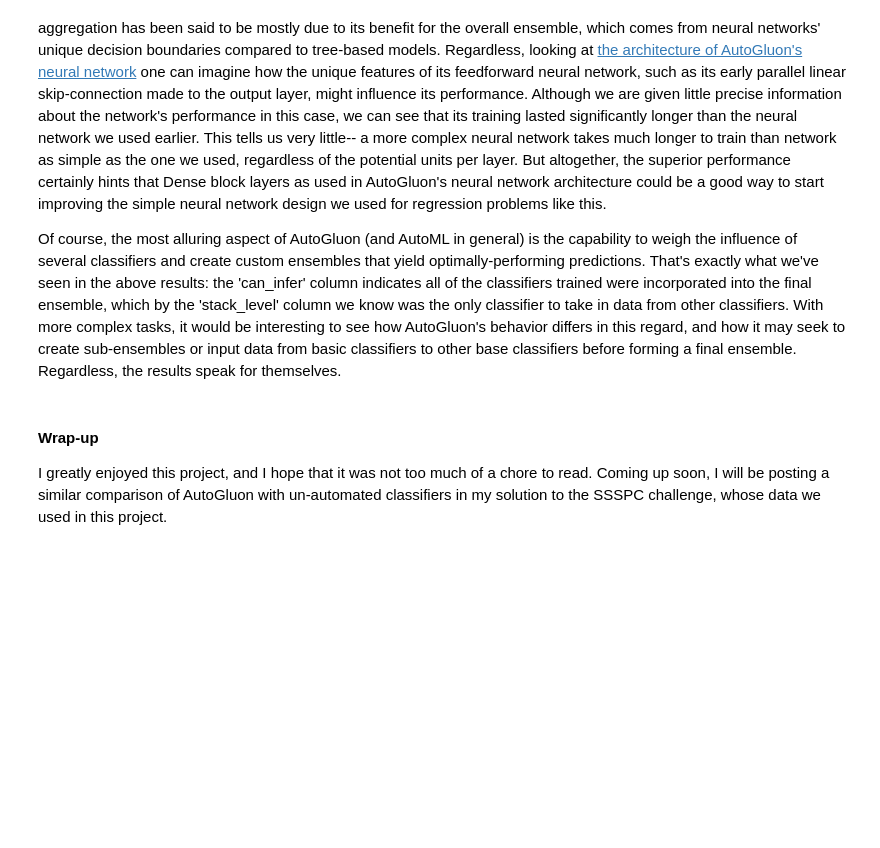
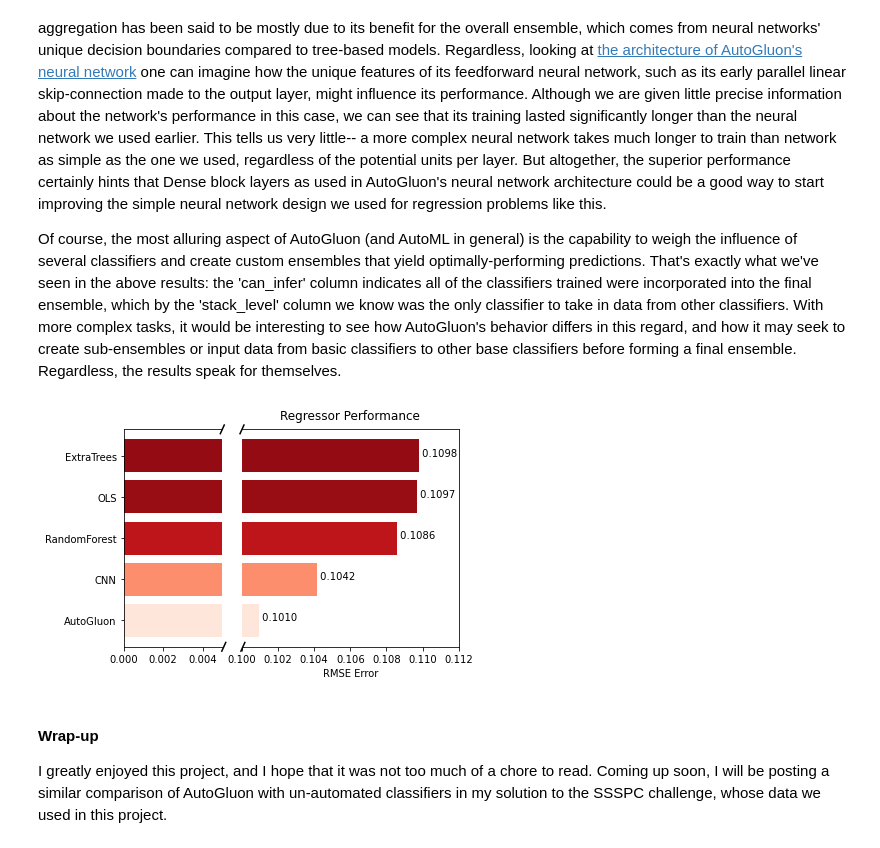
Before and after one commit to jwarlick/AutoGluon-Exploration-Spotify, a Jupyter notebook: AutoGluon_Exploration_Spotify_v1-5.ipynb, the cells around one changed output. Cells and saved outputs as stored; diff of their text form; code cells hidden in the pictures; blank space fills up the shorter version.

Commit message:
Visual details

```diff
--- a/AutoGluon_Exploration_Spotify_v1-5.ipynb
+++ b/AutoGluon_Exploration_Spotify_v1-5.ipynb
@@ -474,6 +474,47 @@ For one, out of all of AutoGluon's tree-based classifiers, The ExtraTreesRegress
 Despite the data science field's near-unanimous agreement on the contrary, the neural network classifier used by AutoGluon appears to have been one of its best performing constituents in this particular problem, only being slightly beaten by the ExtraTrees classifier. This is surprising on its own; the Neural Network's presence in AutoGluon's aggregation has been said to be mostly due to its benefit for the overall ensemble, which comes from neural networks' unique decision boundaries compared to tree-based models. Regardless, looking at [the architecture of AutoGluon's neural network](https://arxiv.org/pdf/2003.06505.pdf) one can imagine how the unique features of its feedforward neural network, such as its early parallel linear skip-connection made to the output layer, might influence its performance. Although we are given little precise information about the network's performance in this case, we can see that its training lasted significantly longer than the neural network we used earlier. This tells us very little-- a more complex neural network takes much longer to train than network as simple as the one we used, regardless of the potential units per layer. But altogether, the superior performance certainly hints that Dense block layers as used in AutoGluon's neural network architecture could be a good way to start improving the simple neural network design we used for regression problems like this.
 
 Of course, the most alluring aspect of AutoGluon (and AutoML in general) is the capability to weigh the influence of several classifiers and create custom ensembles that yield optimally-performing predictions. That's exactly what we've seen in the above results: the 'can_infer' column indicates all of the classifiers trained were incorporated into the final ensemble, which by the 'stack_level' column we know was the only classifier to take in data from other classifiers. With more complex tasks, it would be interesting to see how AutoGluon's behavior differs in this regard, and how it may seek to create sub-ensembles or input data from basic classifiers to other base classifiers before forming a final ensemble. Regardless, the results speak for themselves.
+# %%
+import matplotlib.pyplot as plt
+import numpy as np
+regressors = {'AutoGluon':0.10096534, 'CNN':0.10417164, 'RandomForest':0.10856318, 'OLS':0.10970073, 'ExtraTrees':0.10978289}
+keys, values = zip(*regressors.items())
+my_cmap = plt.get_cmap("Reds")
+rescale = lambda y: (y - np.min(y) + .001) / (np.max(y) - np.min(y) +.002)
+
+f, axs = plt.subplots(1, 3, sharey=True)
+ax, ax2, ax3 = axs
+ax.barh(keys, values, color=my_cmap(rescale(values)))
+ax.set_xlim(0, .005)
+ax.spines['right'].set_visible(False)
+
+gs = axs[1].get_gridspec()
+ax2.remove()
+ax3.remove()
+axbig = f.add_subplot(gs[1:])
+
+axbig.barh(keys, values, color=my_cmap(rescale(values)))
+axbig.set_xlim(.1, .112)
+axbig.tick_params(left=False)
+axbig.spines['left'].set_visible(False)
+axbig.axes.get_yaxis().set_visible(False)
+
+plt.title("Regressor Performance", pad=10)
+plt.xlabel("RMSE Error")
+for i, val in enumerate(values):
+    plt.text(val, i, " " + f'{val:.4f}')
+
+# create slashes to indiciate discontinuity
+d = .02
+kwargs = dict(transform=ax.transAxes, color='k', clip_on=False)
+ax.plot((1.015+d, 1.015-d), (+d, -d), **kwargs)
+ax.plot((1-d, 1+d), (1-d, 1+d), **kwargs)
+kwargs.update(transform=ax2.transAxes)
+axbig.plot((-d, +d), (1-d, 1+d), **kwargs)
+axbig.plot((.009-d, .009+d), (-d, +d), **kwargs)
+plt.show()
+# %% [output]
+[figure, added]
 # %% [markdown]
 #### Wrap-up
 
```
Also changed, not shown: parts of 1 cell of this notebook, 1 other file.
